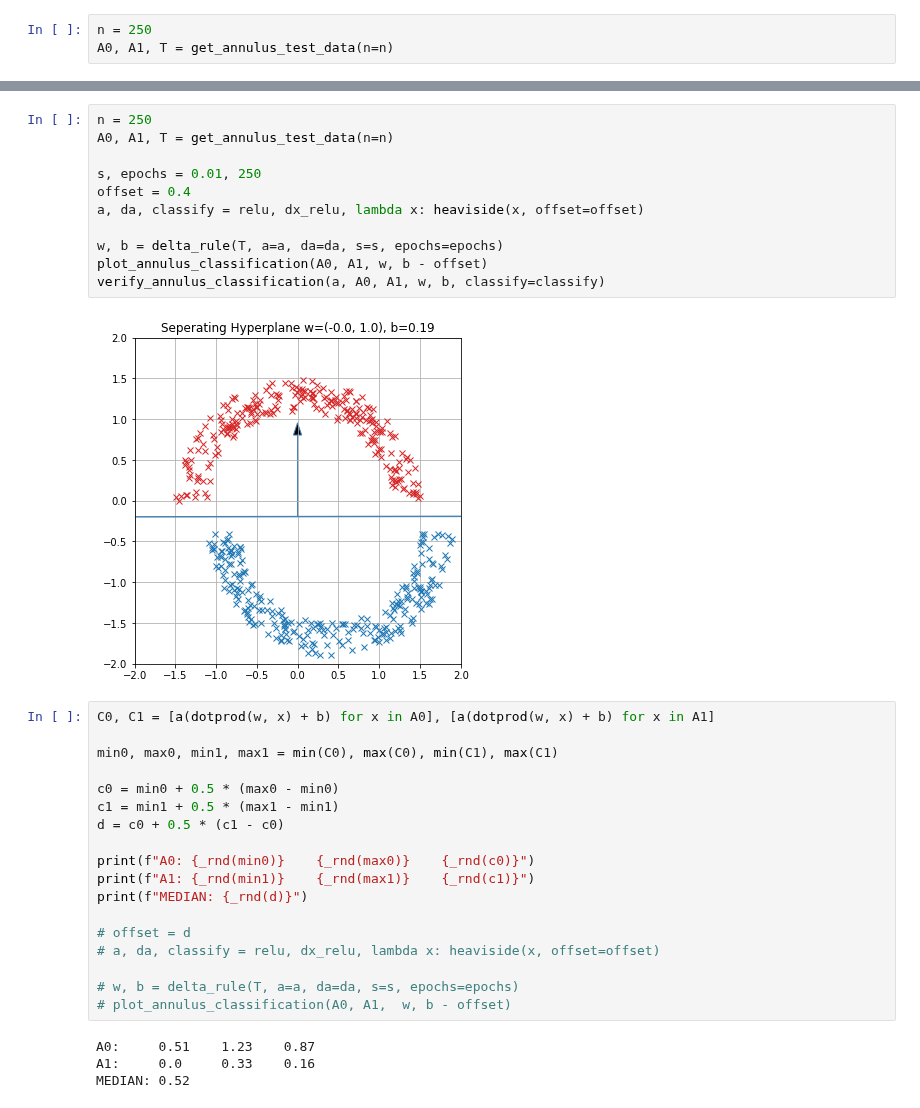
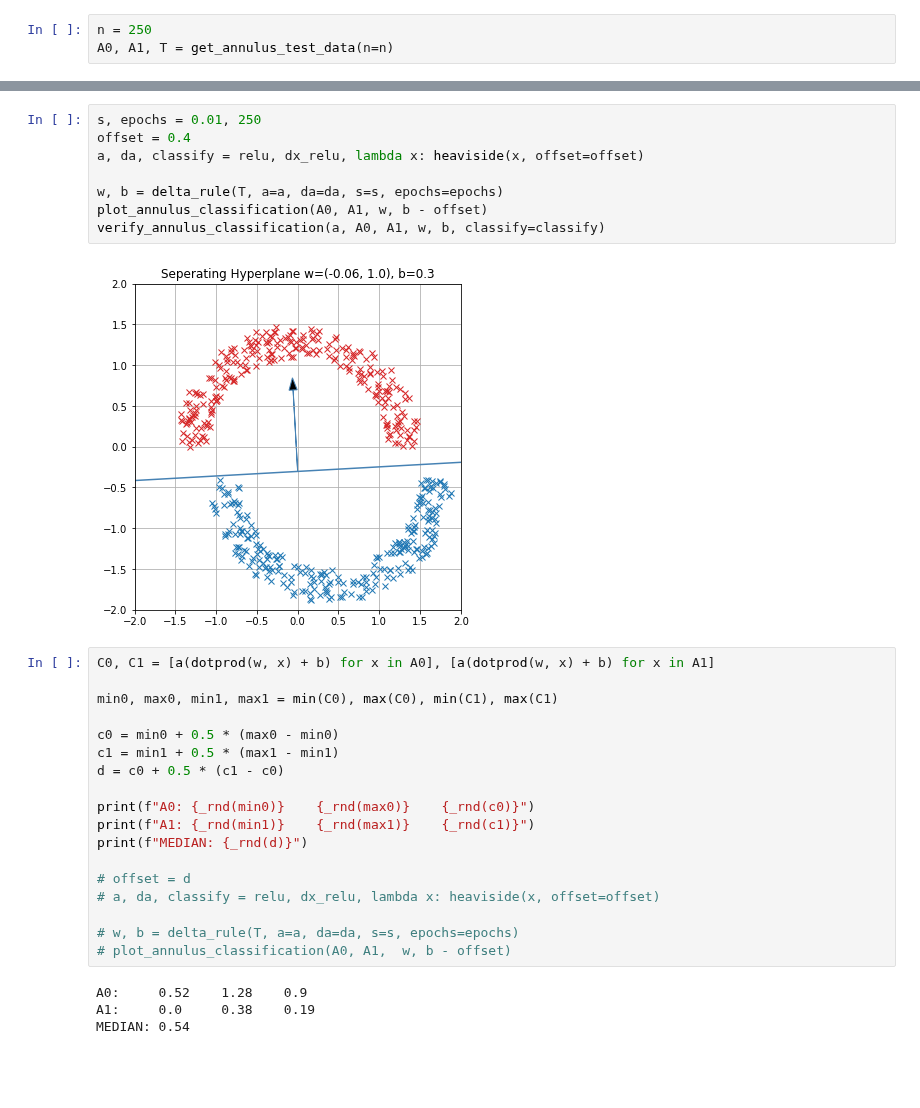
Before and after one commit to apefind/math, a Jupyter notebook: notebook/neural_network/delta_rule.ipynb, the cells around one changed output, grey strips where cells are left out. Cells and saved outputs as stored; diff of their text form; blank space fills up the shorter version.

```diff
--- a/notebook/neural_network/delta_rule.ipynb
+++ b/notebook/neural_network/delta_rule.ipynb
@@ -269,16 +269,13 @@ verify_annulus_classification(a, A0, A1, w, b, classify=classify)
 # %%
-n = 250
-A0, A1, T = get_annulus_test_data(n=n)
-
 s, epochs = 0.01, 250
 offset = 0.4
 a, da, classify = relu, dx_relu, lambda x: heaviside(x, offset=offset)
 
 w, b = delta_rule(T, a=a, da=da, s=s, epochs=epochs)
 plot_annulus_classification(A0, A1, w, b - offset)
 verify_annulus_classification(a, A0, A1, w, b, classify=classify)
 # %% [output]
-[figure, old version]
+[figure, new version]
 # %%
 C0, C1 = [a(dotprod(w, x) + b) for x in A0], [a(dotprod(w, x) + b) for x in A1]
 
@@ -298,6 +295,6 @@ print(f"MEDIAN:	{_rnd(d)}")
 # w, b = delta_rule(T, a=a, da=da, s=s, epochs=epochs)
 # plot_annulus_classification(A0, A1,  w, b - offset)
 # %% [output]
-A0:     0.51    1.23    0.87
-A1:     0.0     0.33    0.16
-MEDIAN: 0.52
+A0:     0.52    1.28    0.9
+A1:     0.0     0.38    0.19
+MEDIAN: 0.54
```
Also changed, not shown: parts of 10 cells of this notebook, 2 other files.
